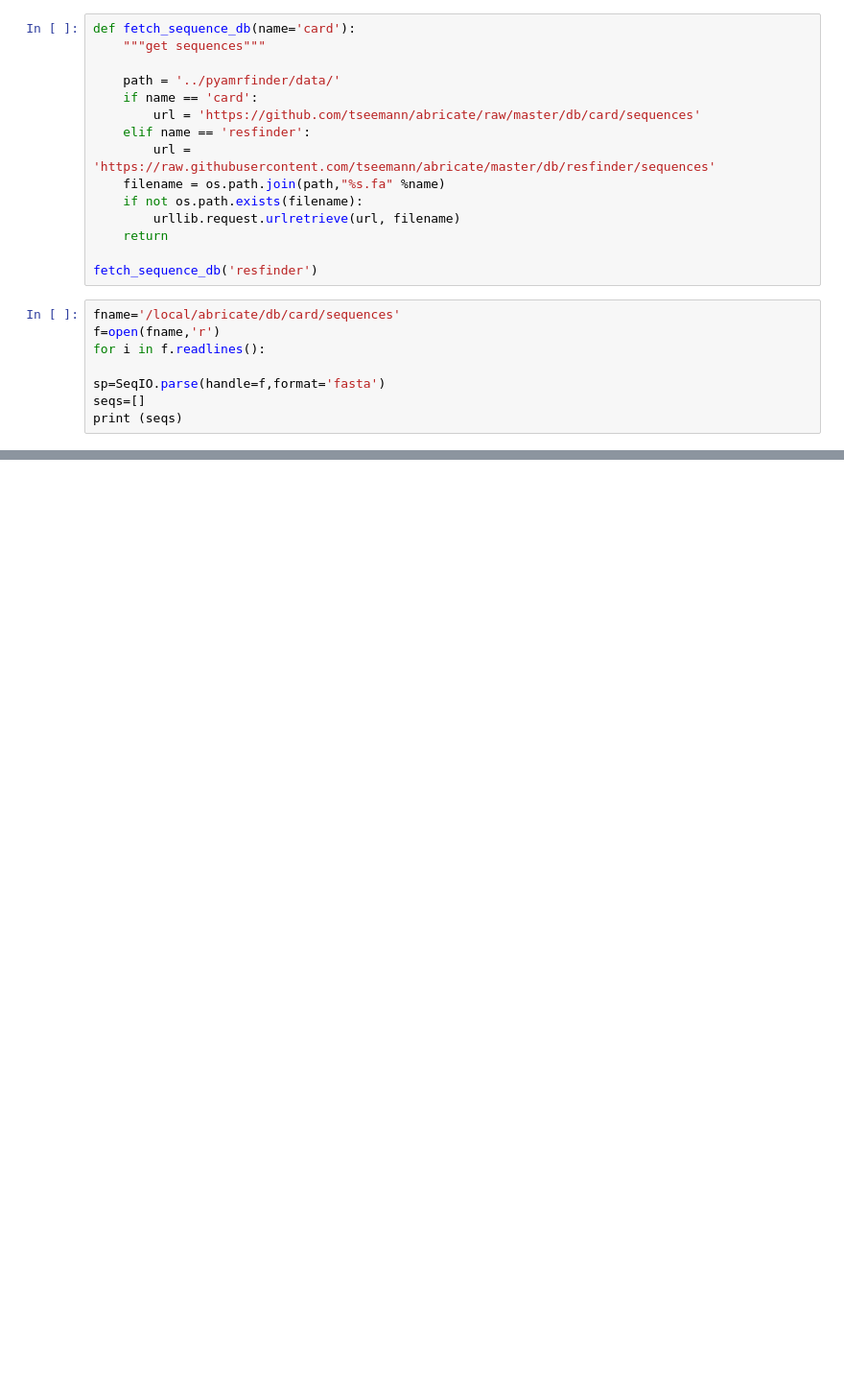
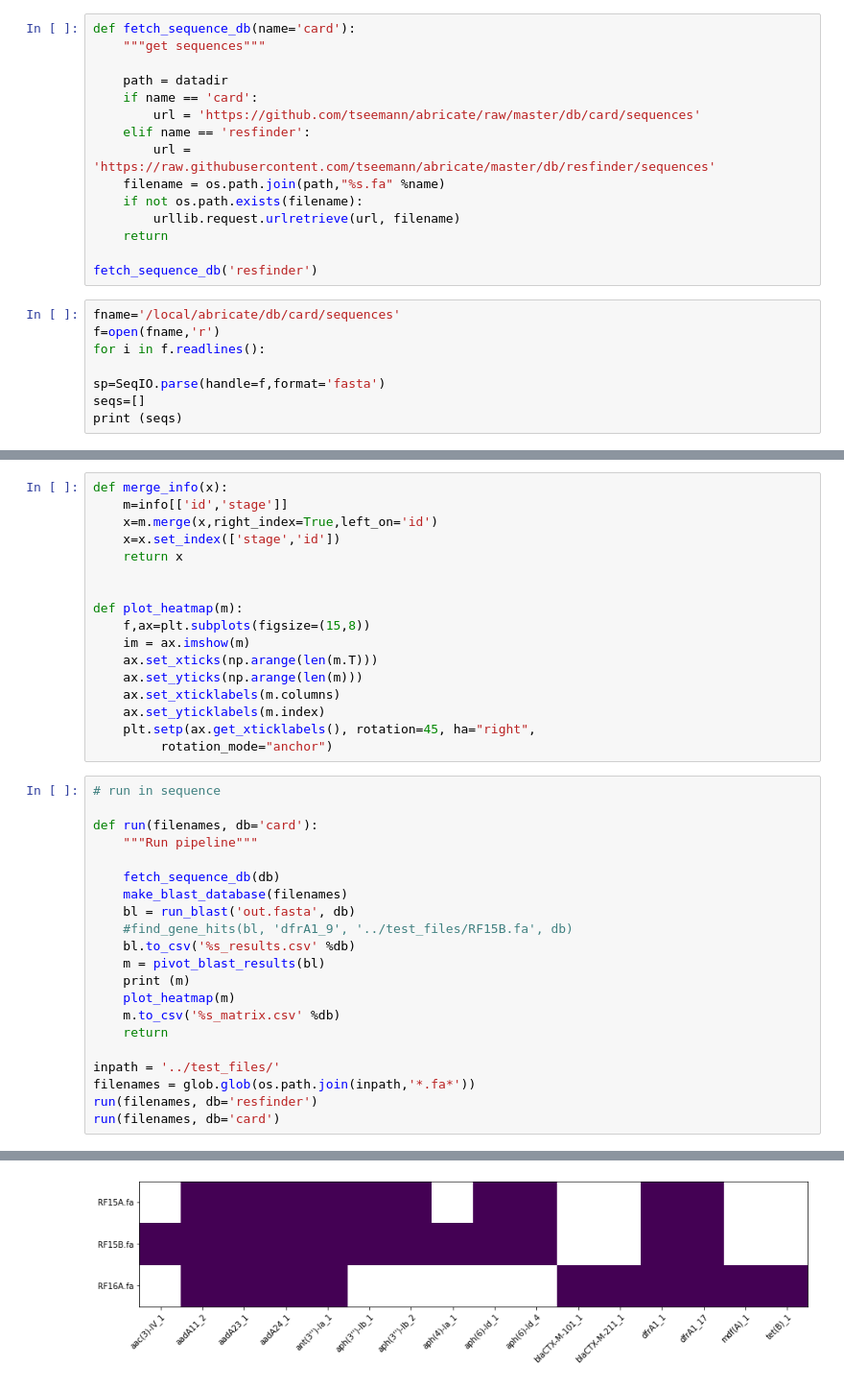
Before and after one commit to dmnfarrell/pathogenie, a Jupyter notebook: notebooks/testing.ipynb, the cells around one changed output, grey strips where cells are left out. Shown: that part at 96% size. Saved outputs shown, nothing was run; the diff lists cells and outputs as text; blank space fills up the shorter version.

```diff
--- a/notebooks/testing.ipynb
+++ b/notebooks/testing.ipynb
@@ -12,7 +18,7 @@ from pyamrfinder import tools, app
 def fetch_sequence_db(name='card'):
     """get sequences"""
 
-    path = '../pyamrfinder/data/'
+    path = datadir
     if name == 'card':
         url = 'https://github.com/tseemann/abricate/raw/master/db/card/sequences'
     elif name == 'resfinder':
@@ -134,0 +162,39 @@ GTGCAATACGAATGGCGAAAAGCCGAGCTCATCGGTCAGCTTCT...TGA resfinder~~~aac_3_-IV_1~~~DQ2
+# %%
+def merge_info(x):
+    m=info[['id','stage']]
+    x=m.merge(x,right_index=True,left_on='id')
+    x=x.set_index(['stage','id'])
+    return x
+
+
+def plot_heatmap(m):
+    f,ax=plt.subplots(figsize=(15,8))
+    im = ax.imshow(m)
+    ax.set_xticks(np.arange(len(m.T)))
+    ax.set_yticks(np.arange(len(m)))
+    ax.set_xticklabels(m.columns)
+    ax.set_yticklabels(m.index)
+    plt.setp(ax.get_xticklabels(), rotation=45, ha="right",
+         rotation_mode="anchor")
+# %%
+# run in sequence
+
+def run(filenames, db='card'):
+    """Run pipeline"""
+
+    fetch_sequence_db(db)
+    make_blast_database(filenames)
+    bl = run_blast('out.fasta', db)
+    #find_gene_hits(bl, 'dfrA1_9', '../test_files/RF15B.fa', db)
+    bl.to_csv('%s_results.csv' %db)
+    m = pivot_blast_results(bl)
+    print (m)
+    plot_heatmap(m)
+    m.to_csv('%s_matrix.csv' %db)
+    return
+
+inpath = '../test_files/'
+filenames = glob.glob(os.path.join(inpath,'*.fa*'))
+run(filenames, db='resfinder')
+run(filenames, db='card')
+# %% [output]
@@ -134,0 +219 @@ GTGCAATACGAATGGCGAAAAGCCGAGCTCATCGGTCAGCTTCT...TGA resfinder~~~aac_3_-IV_1~~~DQ2
+[figure, added]
```
Also changed, not shown: parts of 9 cells of this notebook, 10 other files.
